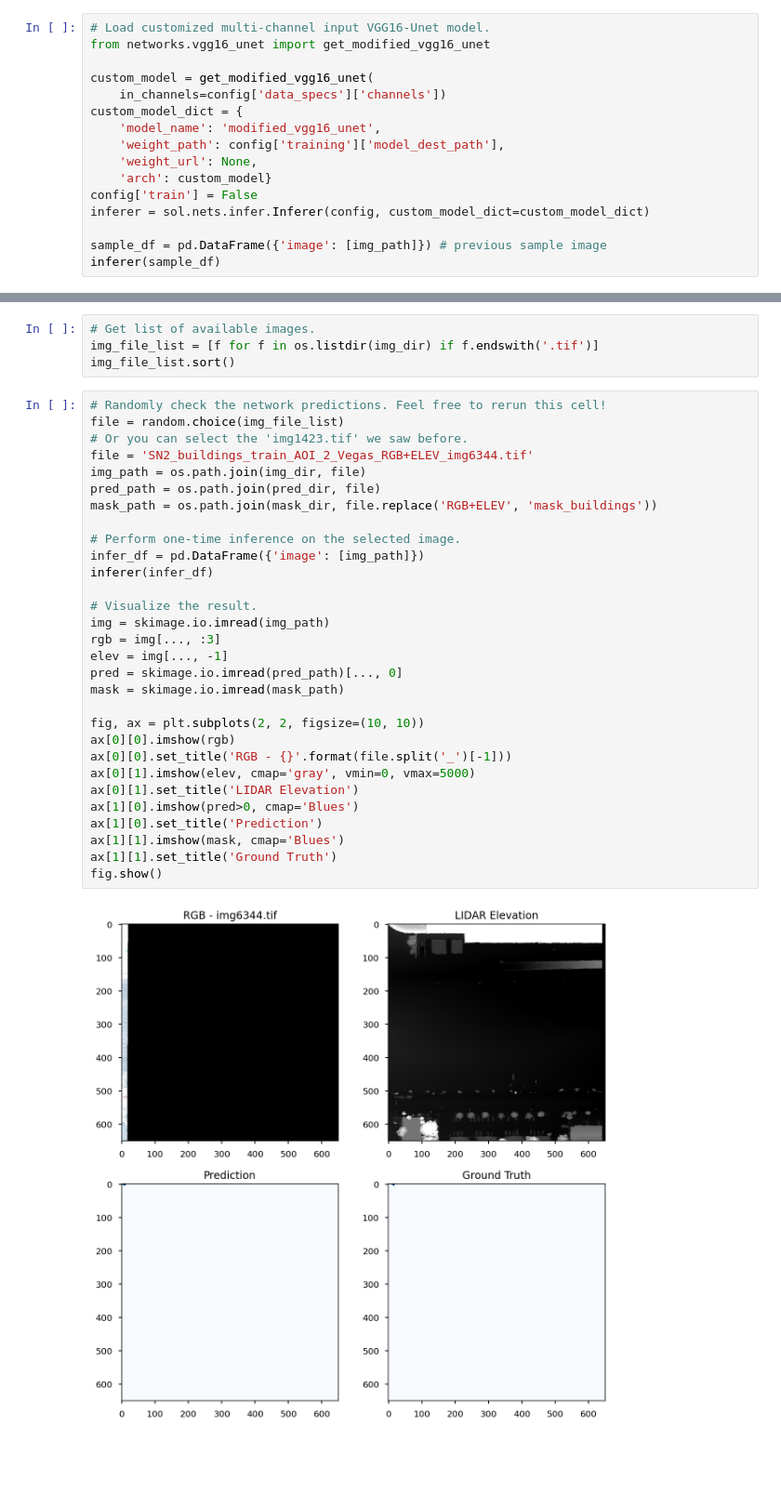
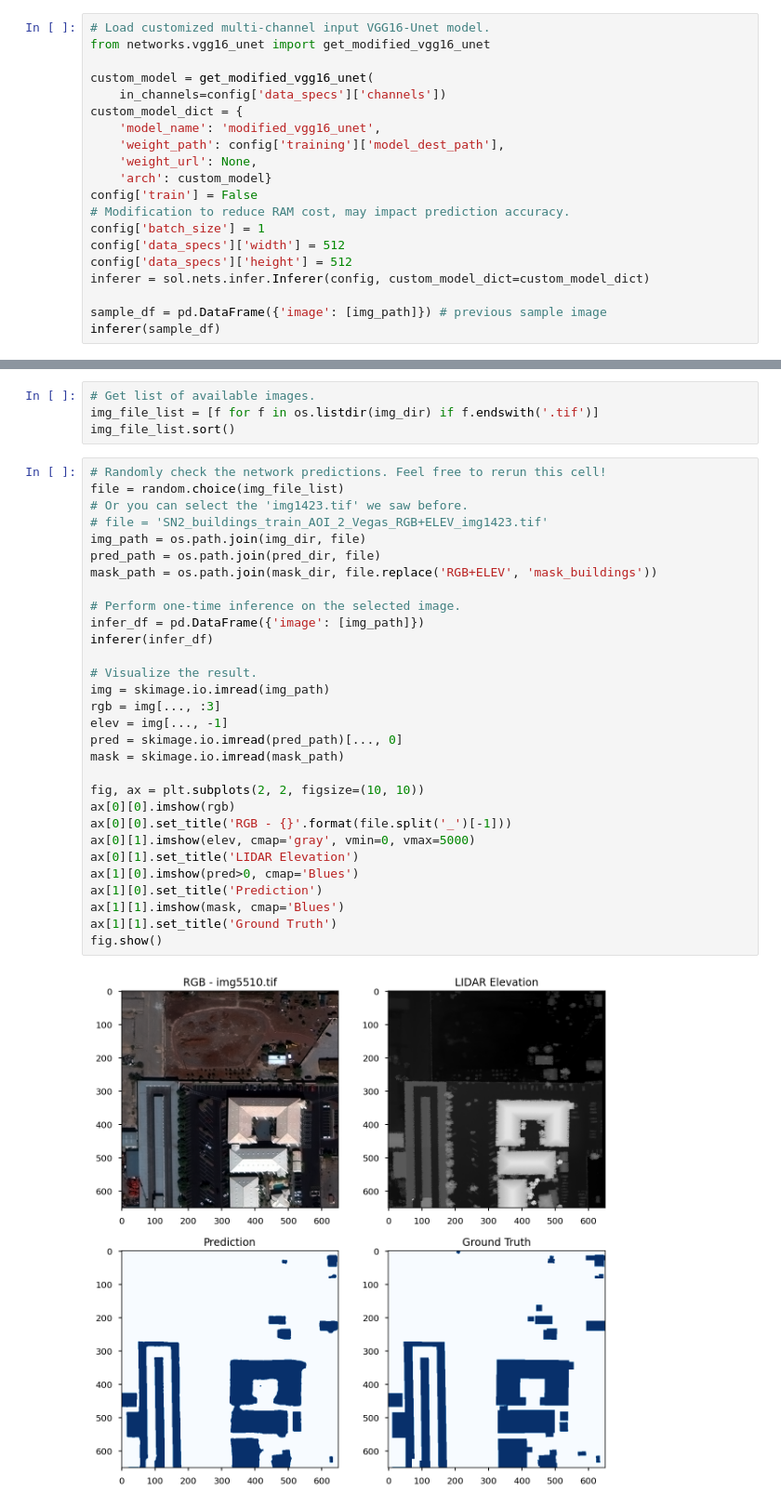
Before and after one commit to aws-samples/aws-open-data-satellite-lidar-tutorial, a Jupyter notebook: Building-Footprint-Lite.ipynb, the cells around one changed output, grey strips where cells are left out. Shown at 93% size. Cells and saved outputs as stored; diff of their text form; blank space fills up the shorter version.

Commit message:
Make lite version notebooks working with low Mem cost.

```diff
--- a/Building-Footprint-Lite.ipynb
+++ b/Building-Footprint-Lite.ipynb
@@ -133,6 +133,10 @@ custom_model_dict = {
     'weight_url': None,
     'arch': custom_model}
 config['train'] = False
+# Modification to reduce RAM cost, may impact prediction accuracy.
+config['batch_size'] = 1
+config['data_specs']['width'] = 512
+config['data_specs']['height'] = 512
 inferer = sol.nets.infer.Inferer(config, custom_model_dict=custom_model_dict)
 
 sample_df = pd.DataFrame({'image': [img_path]}) # previous sample image
@@ -198,32 +202,32 @@ img_file_list.sort()
 # %%
 # Randomly check the network predictions. Feel free to rerun this cell!
 file = random.choice(img_file_list)
 # Or you can select the 'img1423.tif' we saw before.
-file = 'SN2_buildings_train_AOI_2_Vegas_RGB+ELEV_img6344.tif'
+# file = 'SN2_buildings_train_AOI_2_Vegas_RGB+ELEV_img1423.tif'
 img_path = os.path.join(img_dir, file)
 pred_path = os.path.join(pred_dir, file)
 mask_path = os.path.join(mask_dir, file.replace('RGB+ELEV', 'mask_buildings'))
 
 # Perform one-time inference on the selected image.
 infer_df = pd.DataFrame({'image': [img_path]})
 inferer(infer_df)
 
 # Visualize the result.
 img = skimage.io.imread(img_path)
 rgb = img[..., :3]
 elev = img[..., -1]
 pred = skimage.io.imread(pred_path)[..., 0]
 mask = skimage.io.imread(mask_path)
 
 fig, ax = plt.subplots(2, 2, figsize=(10, 10))
 ax[0][0].imshow(rgb)
 ax[0][0].set_title('RGB - {}'.format(file.split('_')[-1]))
 ax[0][1].imshow(elev, cmap='gray', vmin=0, vmax=5000)
 ax[0][1].set_title('LIDAR Elevation')
 ax[1][0].imshow(pred>0, cmap='Blues')
 ax[1][0].set_title('Prediction')
 ax[1][1].imshow(mask, cmap='Blues')
 ax[1][1].set_title('Ground Truth')
 fig.show()
 # %% [output]
-[figure, old version]
+[figure, new version]
```
Also changed, not shown: parts of 4 cells of this notebook, 1 other file.
